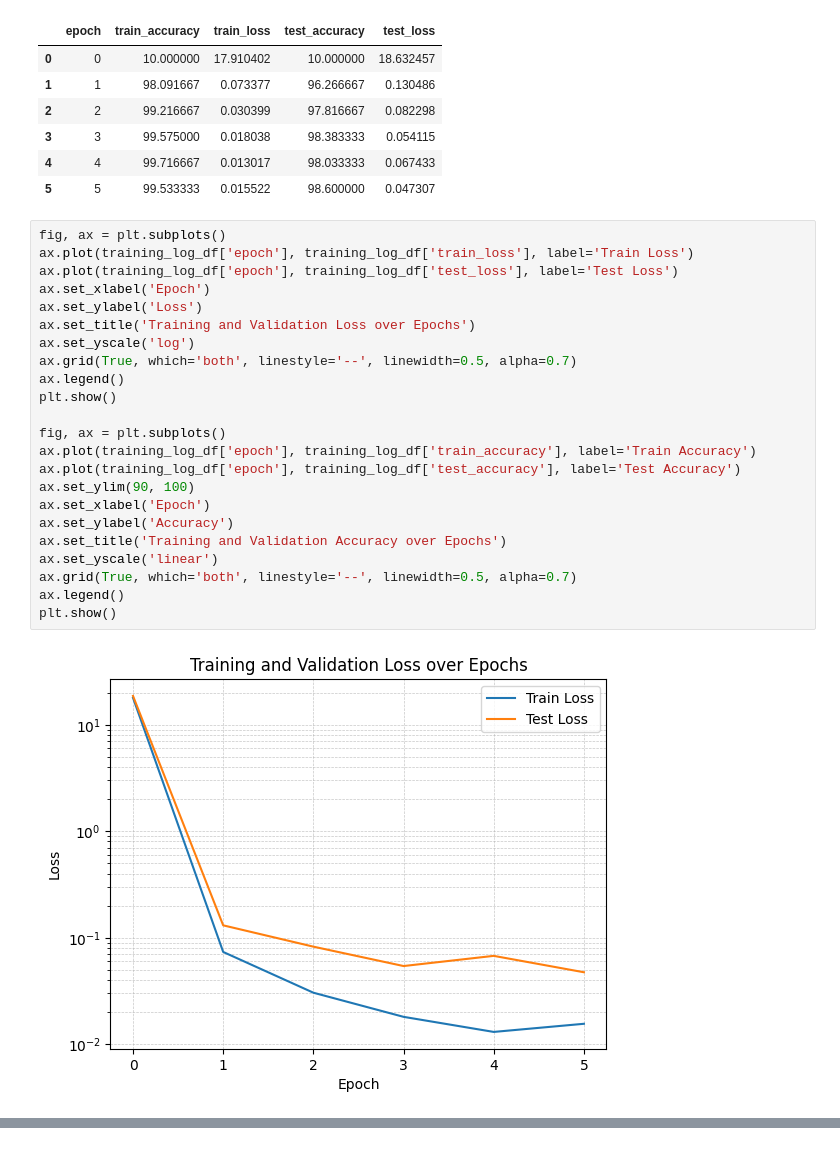
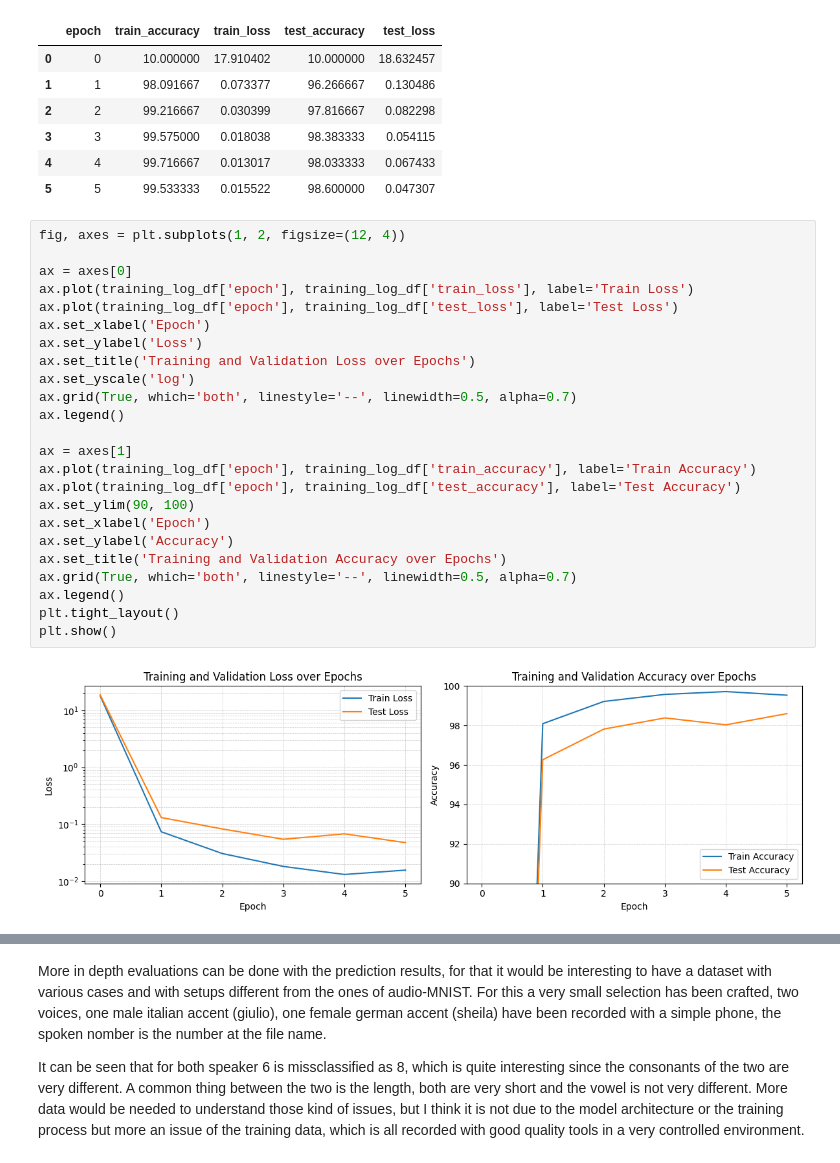
Before and after one commit to inspektral/audioMNIST-classifier, a Jupyter notebook: report.ipynb, the cells around one changed output, grey strips where cells are left out. Cells and saved outputs as stored; diff of their text form.

```diff
--- a/report.ipynb
+++ b/report.ipynb
@@ -114,27 +107,28 @@ training_log_df
 | 4 | 4 | 99.716667 | 0.013017 | 98.033333 | 0.067433 |
 | 5 | 5 | 99.533333 | 0.015522 | 98.600000 | 0.047307 |
 # %%
-fig, ax = plt.subplots()
+fig, axes = plt.subplots(1, 2, figsize=(12, 4))
+
+ax = axes[0]
 ax.plot(training_log_df['epoch'], training_log_df['train_loss'], label='Train Loss')
 ax.plot(training_log_df['epoch'], training_log_df['test_loss'], label='Test Loss')
 ax.set_xlabel('Epoch')
 ax.set_ylabel('Loss')
 ax.set_title('Training and Validation Loss over Epochs')
 ax.set_yscale('log')
 ax.grid(True, which='both', linestyle='--', linewidth=0.5, alpha=0.7)
 ax.legend()
-plt.show()
 
-fig, ax = plt.subplots()
+ax = axes[1]
 ax.plot(training_log_df['epoch'], training_log_df['train_accuracy'], label='Train Accuracy')
 ax.plot(training_log_df['epoch'], training_log_df['test_accuracy'], label='Test Accuracy')
 ax.set_ylim(90, 100)
 ax.set_xlabel('Epoch')
 ax.set_ylabel('Accuracy')
 ax.set_title('Training and Validation Accuracy over Epochs')
-ax.set_yscale('linear')
 ax.grid(True, which='both', linestyle='--', linewidth=0.5, alpha=0.7)
 ax.legend()
+plt.tight_layout()
 plt.show()
 # %% [output]
-[figure, old version]
+[figure, new version]
@@ -141,0 +135,5 @@ plt.show()
+# %% [markdown]
+More in depth evaluations can be done with the prediction results, for that it would be interesting to have a dataset with various cases and with setups different from the ones of audio-MNIST. For this a very small selection has been crafted, two voices, one male italian accent (giulio), one female german accent (sheila) have been recorded with a simple phone, the spoken nomber is the number at the file name.
+
+It can be seen that for both speaker 6 is missclassified as 8, which is quite interesting since the consonants of the two are very different. A common thing between the two is the length, both are very short and the vowel is not very different.
+More data would be needed to understand those kind of issues, but I think it is not due to the model architecture or the training process but more an issue of the training data, which is all recorded with good quality tools in a very controlled environment.
```
Also changed, not shown: parts of 6 cells of this notebook, 6 other files.
